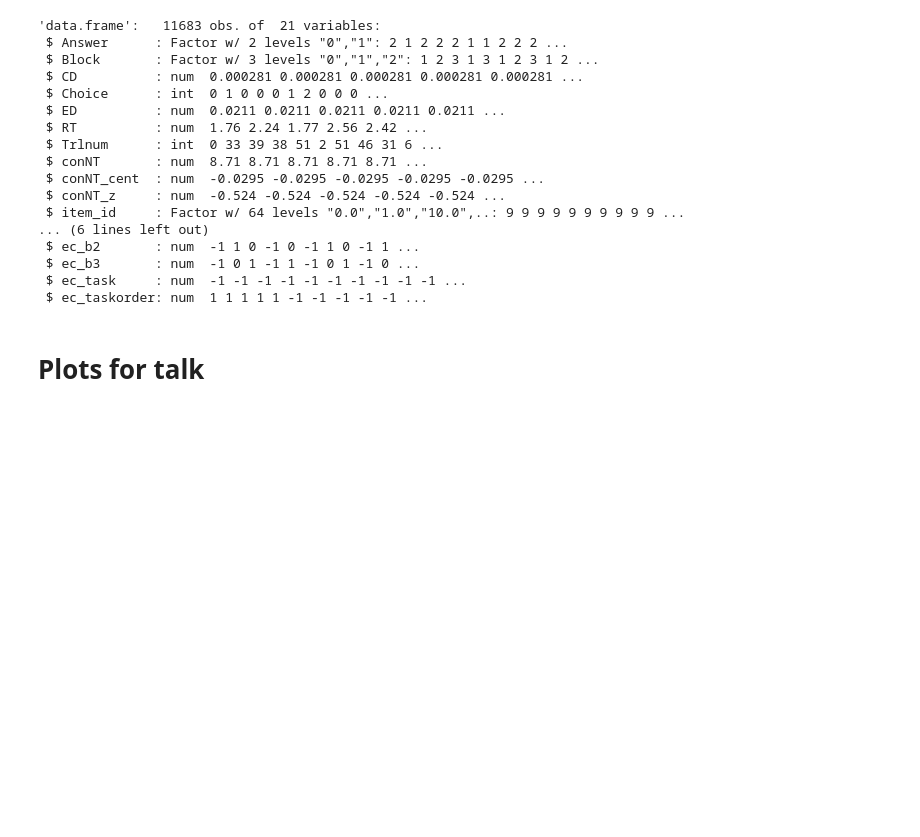
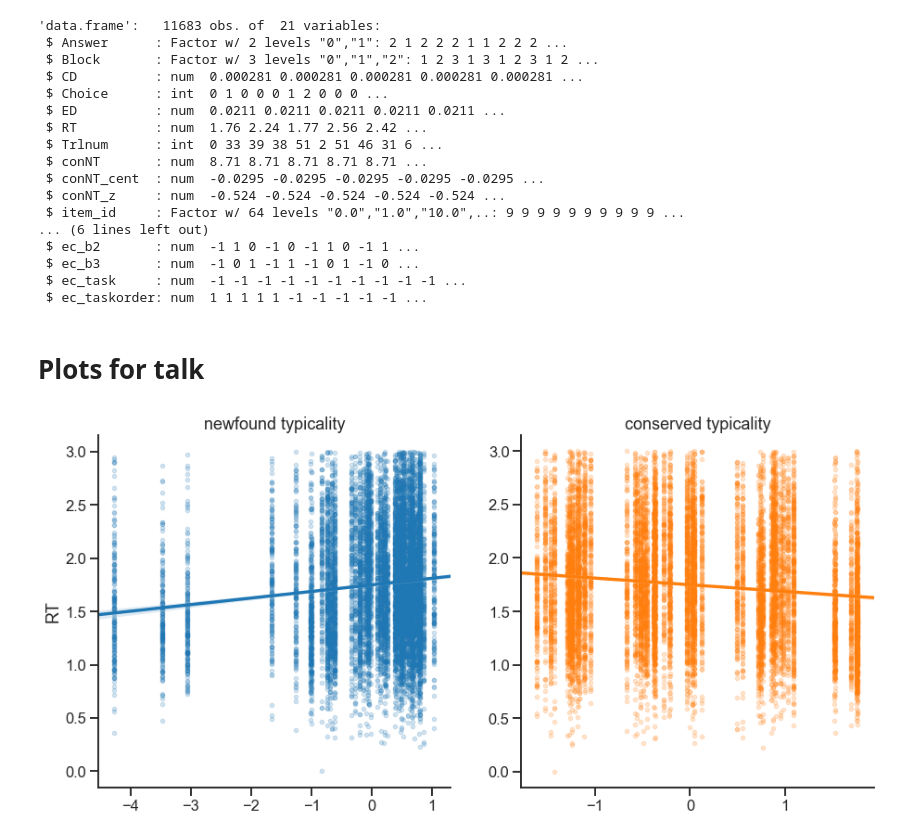
Before and after one commit to oliver-contier/ri_hmax, a Jupyter notebook: data_exploration.ipynb, the cells around one changed output. Drawn from its saved outputs; the diff is of its cells as text; code cells hidden in the pictures; blank space fills up the shorter version.

```diff
--- a/data_exploration.ipynb
+++ b/data_exploration.ipynb
@@ -919,3 +886,20 @@ newNTmin = np.min(df_total.newNT.values)
+# %%
+fig, axs = plt.subplots(1,2, figsize=(15,7))
+
+for axis, var, ttl, ylab in zip(axs, ['newNT_z', 'conNT_z'],
+                                ['newfound typicality', 'conserved typicality'],
+                                ['RT', '']):
+
+    sns.regplot(y='RT', x=var, data=df_total, ax=axis, scatter_kws={'alpha':.2}, marker='.')
+    axis.set_title(ttl)
+    axis.set_xlabel('')
+    axis.set_ylabel(ylab)
+
+sns.despine()
+fig.savefig(pjoin('plots', 'RT_typicald_regplot.png'),
+            dpi=300)
+# %% [output]
+[figure, added]
 # %%
 """
 Conserved typicality
```
Also changed, not shown: parts of 16 cells of this notebook, 2 other files.
